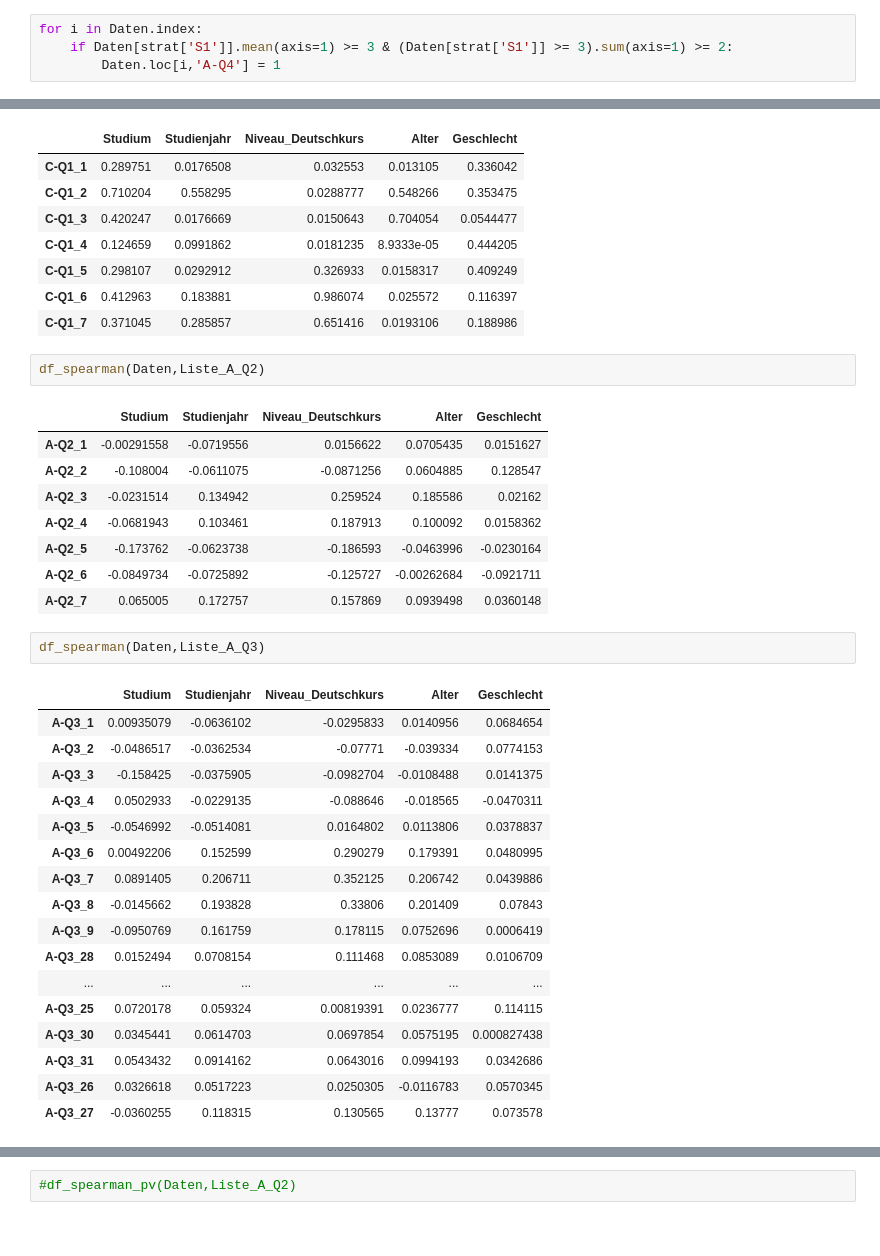
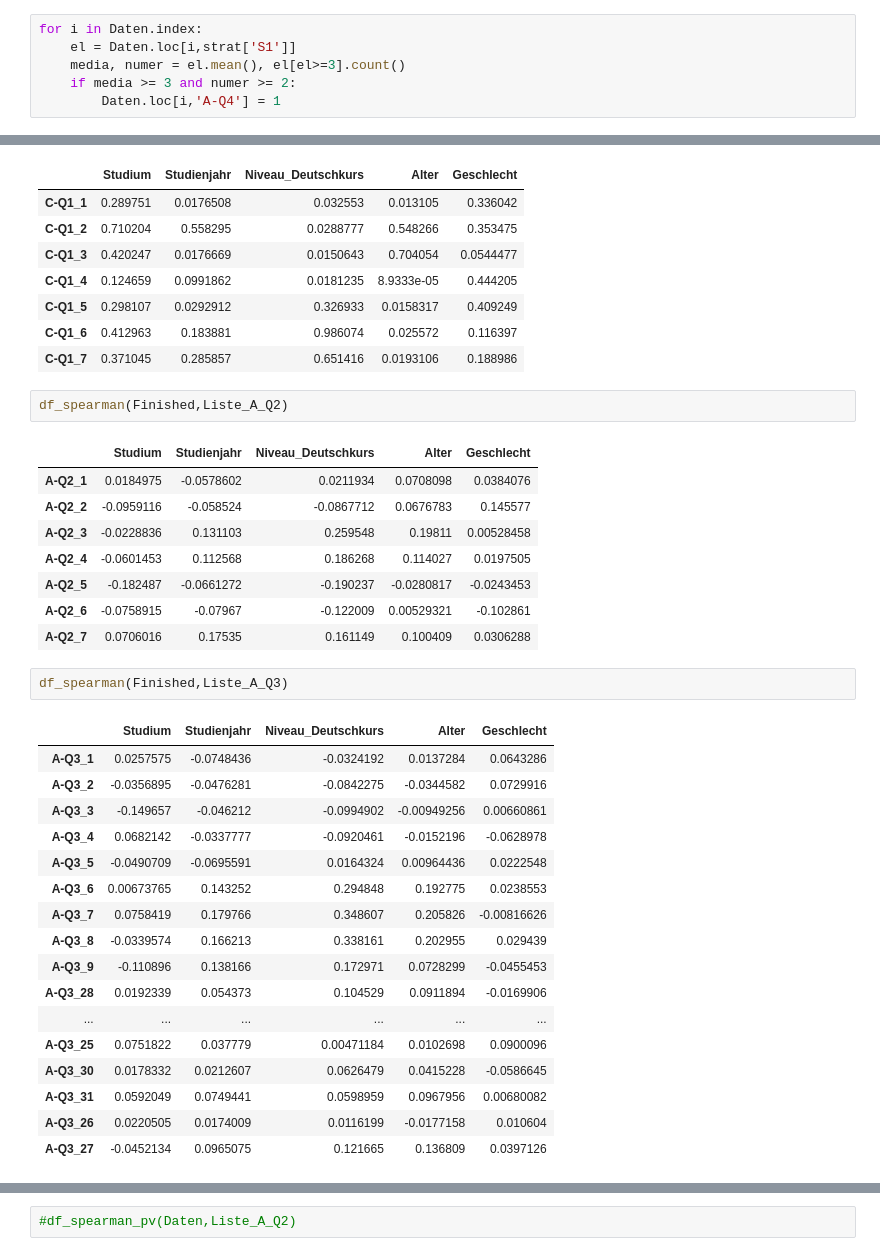
Before and after one commit to martinakienberger/Dissertation_LIS, a Jupyter notebook: Datenanalyse_Inferenz.ipynb, the cells around one changed output, grey strips where cells are left out. Drawn from its saved outputs; the diff is of its cells as text.

```diff
--- a/Datenanalyse_Inferenz.ipynb
+++ b/Datenanalyse_Inferenz.ipynb
@@ -438,5 +481,7 @@ strat = {'S1': ['A-Q3_5','A-Q3_6','A-Q3_7','A-Q3_8','A-Q3_9'],
 Daten['A-Q4'] = 0
 # %%
 for i in Daten.index:
-    if Daten[strat['S1']].mean(axis=1) >= 3 & (Daten[strat['S1']] >= 3).sum(axis=1) >= 2:
+    el = Daten.loc[i,strat['S1']]
+    media, numer = el.mean(), el[el>=3].count()
+    if media >= 3 and numer >= 2:
         Daten.loc[i,'A-Q4'] = 1
@@ -1054,33 +1020,33 @@ df_test(Finished,Liste_C_Q1)
 | C-Q1_6 | 0.412963 | 0.183881 | 0.986074 | 0.025572 | 0.116397 |
 | C-Q1_7 | 0.371045 | 0.285857 | 0.651416 | 0.0193106 | 0.188986 |
 # %%
-df_spearman(Daten,Liste_A_Q2)
+df_spearman(Finished,Liste_A_Q2)
 # %% [output]
 |  | Studium | Studienjahr | Niveau_Deutschkurs | Alter | Geschlecht |
-| A-Q2_1 | -0.00291558 | -0.0719556 | 0.0156622 | 0.0705435 | 0.0151627 |
-| A-Q2_2 | -0.108004 | -0.0611075 | -0.0871256 | 0.0604885 | 0.128547 |
-| A-Q2_3 | -0.0231514 | 0.134942 | 0.259524 | 0.185586 | 0.02162 |
-| A-Q2_4 | -0.0681943 | 0.103461 | 0.187913 | 0.100092 | 0.0158362 |
-| A-Q2_5 | -0.173762 | -0.0623738 | -0.186593 | -0.0463996 | -0.0230164 |
-| A-Q2_6 | -0.0849734 | -0.0725892 | -0.125727 | -0.00262684 | -0.0921711 |
-| A-Q2_7 | 0.065005 | 0.172757 | 0.157869 | 0.0939498 | 0.0360148 |
+| A-Q2_1 | 0.0184975 | -0.0578602 | 0.0211934 | 0.0708098 | 0.0384076 |
+| A-Q2_2 | -0.0959116 | -0.058524 | -0.0867712 | 0.0676783 | 0.145577 |
+| A-Q2_3 | -0.0228836 | 0.131103 | 0.259548 | 0.19811 | 0.00528458 |
+| A-Q2_4 | -0.0601453 | 0.112568 | 0.186268 | 0.114027 | 0.0197505 |
+| A-Q2_5 | -0.182487 | -0.0661272 | -0.190237 | -0.0280817 | -0.0243453 |
+| A-Q2_6 | -0.0758915 | -0.07967 | -0.122009 | 0.00529321 | -0.102861 |
+| A-Q2_7 | 0.0706016 | 0.17535 | 0.161149 | 0.100409 | 0.0306288 |
 # %%
-df_spearman(Daten,Liste_A_Q3)
+df_spearman(Finished,Liste_A_Q3)
 # %% [output]
 |  | Studium | Studienjahr | Niveau_Deutschkurs | Alter | Geschlecht |
-| A-Q3_1 | 0.00935079 | -0.0636102 | -0.0295833 | 0.0140956 | 0.0684654 |
-| A-Q3_2 | -0.0486517 | -0.0362534 | -0.07771 | -0.039334 | 0.0774153 |
-| A-Q3_3 | -0.158425 | -0.0375905 | -0.0982704 | -0.0108488 | 0.0141375 |
-| A-Q3_4 | 0.0502933 | -0.0229135 | -0.088646 | -0.018565 | -0.0470311 |
-| A-Q3_5 | -0.0546992 | -0.0514081 | 0.0164802 | 0.0113806 | 0.0378837 |
-| A-Q3_6 | 0.00492206 | 0.152599 | 0.290279 | 0.179391 | 0.0480995 |
-| A-Q3_7 | 0.0891405 | 0.206711 | 0.352125 | 0.206742 | 0.0439886 |
-| A-Q3_8 | -0.0145662 | 0.193828 | 0.33806 | 0.201409 | 0.07843 |
-| A-Q3_9 | -0.0950769 | 0.161759 | 0.178115 | 0.0752696 | 0.0006419 |
-| A-Q3_28 | 0.0152494 | 0.0708154 | 0.111468 | 0.0853089 | 0.0106709 |
+| A-Q3_1 | 0.0257575 | -0.0748436 | -0.0324192 | 0.0137284 | 0.0643286 |
+| A-Q3_2 | -0.0356895 | -0.0476281 | -0.0842275 | -0.0344582 | 0.0729916 |
+| A-Q3_3 | -0.149657 | -0.046212 | -0.0994902 | -0.00949256 | 0.00660861 |
+| A-Q3_4 | 0.0682142 | -0.0337777 | -0.0920461 | -0.0152196 | -0.0628978 |
+| A-Q3_5 | -0.0490709 | -0.0695591 | 0.0164324 | 0.00964436 | 0.0222548 |
+| A-Q3_6 | 0.00673765 | 0.143252 | 0.294848 | 0.192775 | 0.0238553 |
+| A-Q3_7 | 0.0758419 | 0.179766 | 0.348607 | 0.205826 | -0.00816626 |
+| A-Q3_8 | -0.0339574 | 0.166213 | 0.338161 | 0.202955 | 0.029439 |
+| A-Q3_9 | -0.110896 | 0.138166 | 0.172971 | 0.0728299 | -0.0455453 |
+| A-Q3_28 | 0.0192339 | 0.054373 | 0.104529 | 0.0911894 | -0.0169906 |
 | ... | ... | ... | ... | ... | ... |
-| A-Q3_25 | 0.0720178 | 0.059324 | 0.00819391 | 0.0236777 | 0.114115 |
-| A-Q3_30 | 0.0345441 | 0.0614703 | 0.0697854 | 0.0575195 | 0.000827438 |
-| A-Q3_31 | 0.0543432 | 0.0914162 | 0.0643016 | 0.0994193 | 0.0342686 |
-| A-Q3_26 | 0.0326618 | 0.0517223 | 0.0250305 | -0.0116783 | 0.0570345 |
-| A-Q3_27 | -0.0360255 | 0.118315 | 0.130565 | 0.13777 | 0.073578 |
+| A-Q3_25 | 0.0751822 | 0.037779 | 0.00471184 | 0.0102698 | 0.0900096 |
+| A-Q3_30 | 0.0178332 | 0.0212607 | 0.0626479 | 0.0415228 | -0.0586645 |
+| A-Q3_31 | 0.0592049 | 0.0749441 | 0.0598959 | 0.0967956 | 0.00680082 |
+| A-Q3_26 | 0.0220505 | 0.0174009 | 0.0116199 | -0.0177158 | 0.010604 |
+| A-Q3_27 | -0.0452134 | 0.0965075 | 0.121665 | 0.136809 | 0.0397126 |
```
Also changed, not shown: parts of 35 cells of this notebook.
